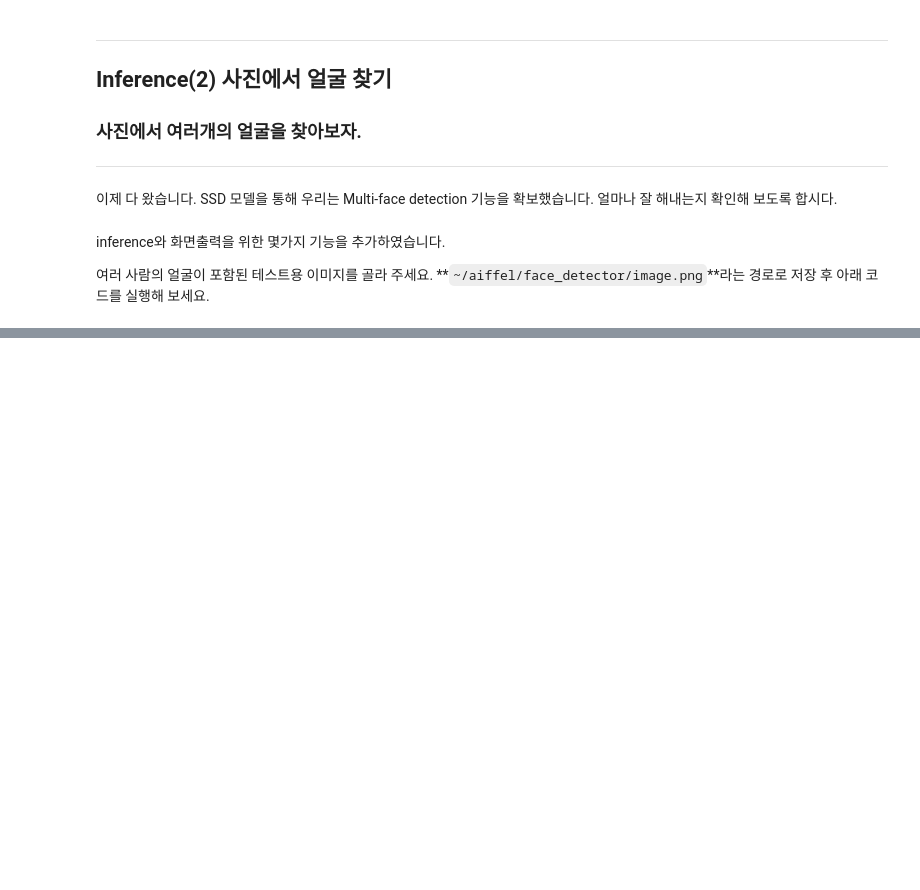
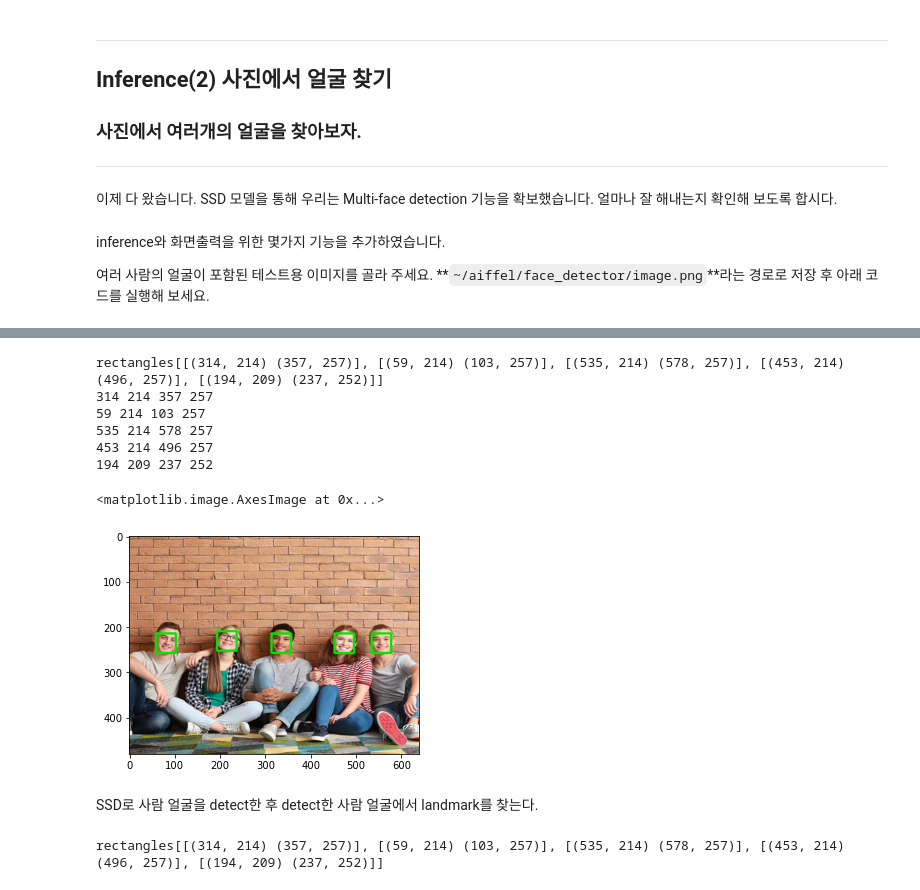
Before and after one commit to Yongho-Song-dev/face_detector-dlib, a Jupyter notebook: face-detector.ipynb, the cells around one changed output, grey strips where cells are left out. Cells and saved outputs as stored; diff of their text form; code cells hidden in the pictures; blank space fills up the shorter version.

```diff
--- a/face-detector.ipynb
+++ b/face-detector.ipynb
@@ -291,0 +412,41 @@ WARNING:tensorflow:6 out of the last 6 calls to <function Model.make_predict_fun
+# %%
+import dlib
+
+# image resize
+img_dlib = img.copy()
+
+# dlib detector
+detector_hog = dlib.get_frontal_face_detector()
+landmark_predictor = dlib.shape_predictor('./models/shape_predictor_68_face_landmarks.dat')
+
+dlib_rects = detector_hog(img_dlib, 1)
+print(dlib_rects)
+
+for dlib_rect in dlib_rects :
+    #x1 = SSD_rect[0]
+    #y1 = SSD_rect[1]
+    #x2 = SSD_rect[2]
+    #y2 = SSD_rect[3]
+    x1 = dlib_rect.left()
+    y1 = dlib_rect.top()
+    x2 = dlib_rect.right()
+    y2 = dlib_rect.bottom()
+    print(x1,y1, x2,y2)
+    cv2.rectangle(img_dlib, (x1, y1), (x2, y2), (0,230,0), 3 )
+
+plt.imshow(img_dlib)
+# %% [output]
+rectangles[[(314, 214) (357, 257)], [(59, 214) (103, 257)], [(535, 214) (578, 257)], [(453, 214) (496, 257)], [(194, 209) (237, 252)]]
+314 214 357 257
+59 214 103 257
+535 214 578 257
+453 214 496 257
+194 209 237 252
+<matplotlib.image.AxesImage at 0x...>
+[figure, added]
+# %% [markdown]
+SSD로 사람 얼굴을 detect한 후 detect한 사람 얼굴에서 landmark를 찾는다.
+# %%
+dlib_rects
+# %% [output]
+rectangles[[(314, 214) (357, 257)], [(59, 214) (103, 257)], [(535, 214) (578, 257)], [(453, 214) (496, 257)], [(194, 209) (237, 252)]]
```
Also changed, not shown: parts of 31 cells of this notebook, 8 other files.
